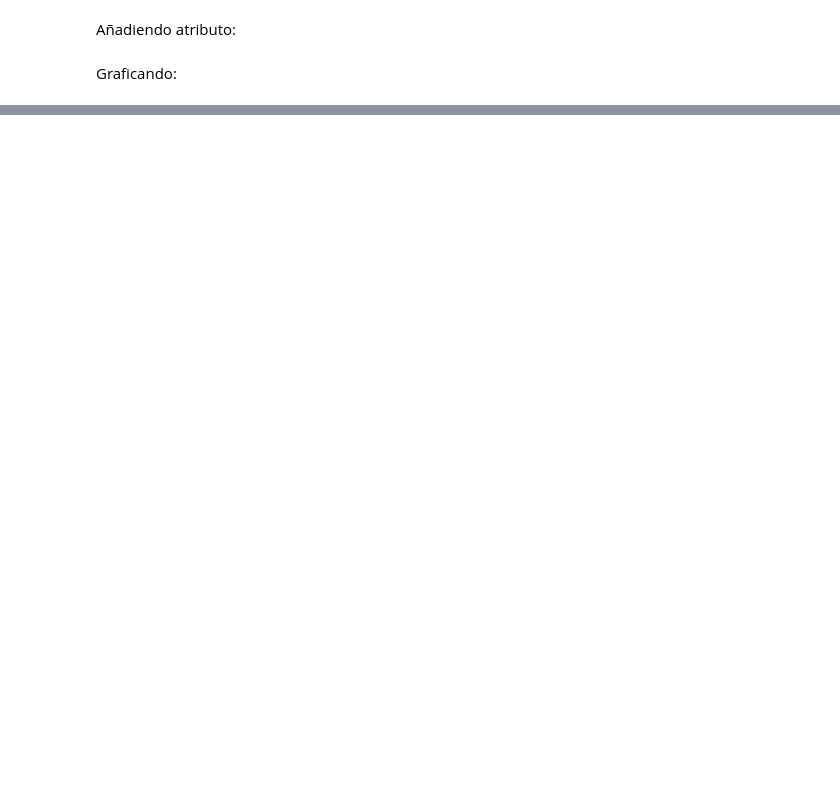
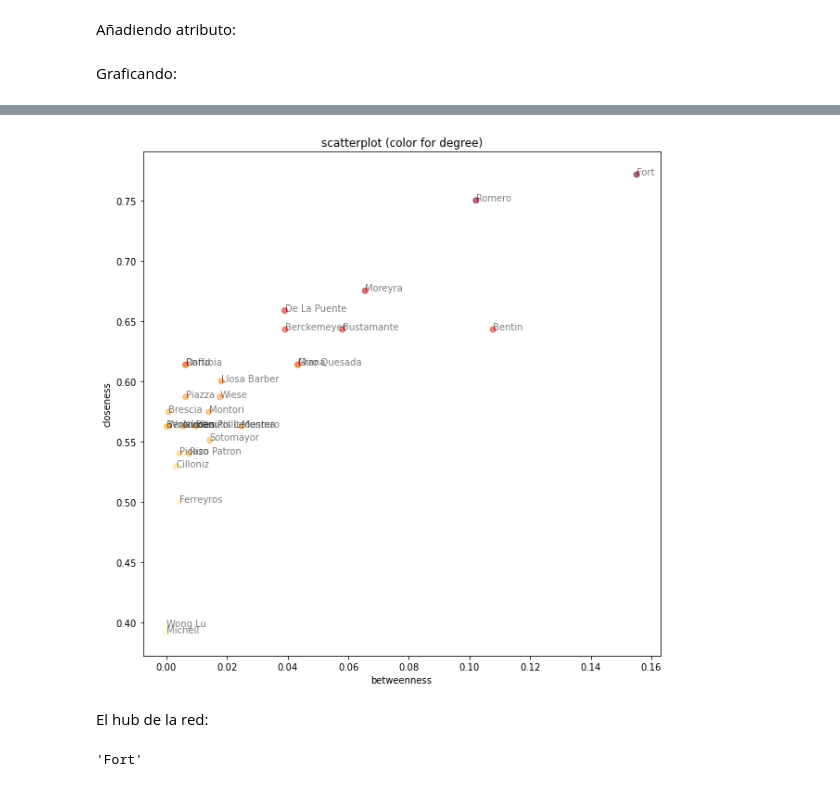
Before and after one commit to chorrillos/graphs, a Jupyter notebook: redes.ipynb, the cells around one changed output, grey strips where cells are left out. Drawn from its saved outputs; the diff is of its cells as text; code cells hidden in the pictures; blank space fills up the shorter version.

```diff
--- a/redes.ipynb
+++ b/redes.ipynb
@@ -351,0 +357,11 @@ net.draw(EliteNet_giant,node_color=valuesForColors,cmap=color_map,with_labels=Tr
+# %%
+# centrality measures:
+degr=net.degree_centrality(EliteNet_giant)
+clos=net.closeness_centrality(EliteNet_giant)
+betw=net.betweenness_centrality(EliteNet_giant,normalized=True)
+# %%
+#data frame:
+Centrality=[ [rich, degr[rich],clos[rich],betw[rich]] for rich in EliteNet_giant]
+headers=['person','Degree','Closeness','Betweenness']
+DFCentrality=pandas.DataFrame(Centrality,columns=headers)
+DFCentrality
@@ -351,0 +386,27 @@ net.draw(EliteNet_giant,node_color=valuesForColors,cmap=color_map,with_labels=Tr
+# %%
+fig, ax = plt.subplots(figsize=(10,10))
+
+ax.scatter(DFCentrality.Betweenness,
+           DFCentrality.Closeness,
+           c=DFCentrality.Degree,
+           cmap=plt.get_cmap('YlOrRd'), alpha=0.6)
+
+valsForAnnotate=zip(DFCentrality['person'],
+                    DFCentrality['Betweenness'],
+                    DFCentrality['Closeness'])
+for name,coordX,coordY in valsForAnnotate:
+    ax.annotate(name, (coordX,coordY),alpha=0.5)
+
+plt.title("scatterplot (color for degree)")
+plt.xlabel("betweenness")
+plt.ylabel("closeness")
+plt.show()
+# %% [output]
+[figure, added]
+# %% [markdown]
+El hub de la red:
+# %%
+# or you can try:
+DFCentrality['person'].loc[DFCentrality['Degree'].idxmax()]
+# %% [output]
+'Fort'
```
Also changed, not shown: parts of 21 cells of this notebook, 3 other files.
